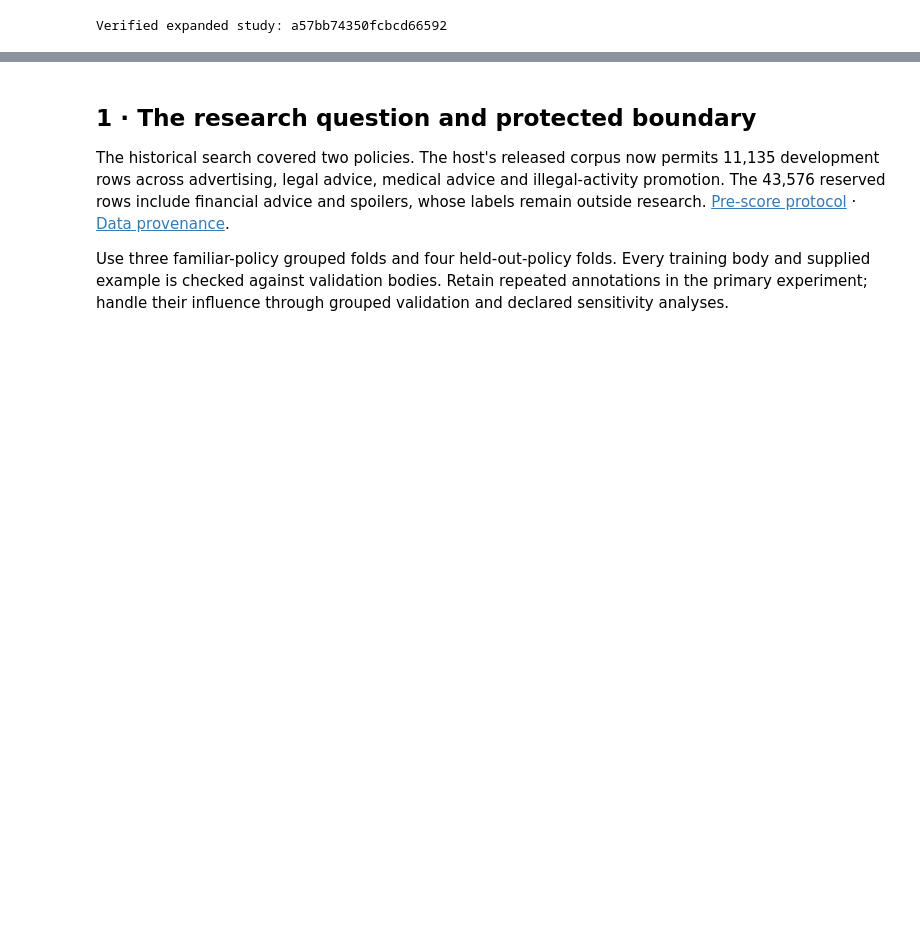
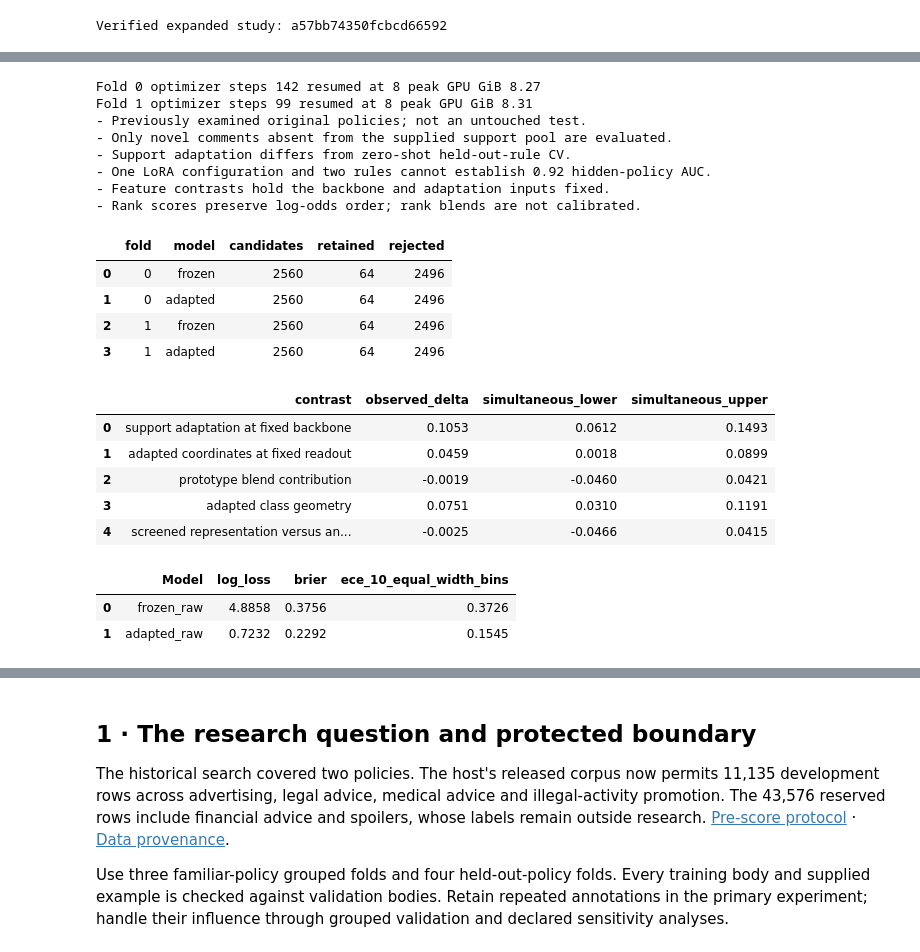
Before and after one commit to alvaromendizabal/jigsaw-rule-classifier, a Jupyter notebook: notebooks/02_baseline_and_review.ipynb, the cells around one changed output, grey strips where cells are left out. Cells and saved outputs as stored; diff of their text form; code cells hidden in the pictures; blank space fills up the shorter version.

```diff
--- a/notebooks/02_baseline_and_review.ipynb
+++ b/notebooks/02_baseline_and_review.ipynb
@@ -76,0 +208,32 @@ Verified expanded study: a57bb74350fcbcd66592
+# %%
+display(pd.DataFrame(adaptation['screening'])[['fold', 'model', 'candidates', 'retained', 'rejected']])
+display(pd.DataFrame(adaptation['uncertainty'])[['contrast', 'observed_delta', 'simultaneous_lower', 'simultaneous_upper']].round(4))
+probability_rows = [{'Model': r['model'], **r['raw_probability_diagnostics']} for r in adaptation['results'] if 'raw_probability_diagnostics' in r]
+display(pd.DataFrame(probability_rows).round(4))
+for fold in adaptation['inference']['folds']:
+    print('Fold', fold['fold'], 'optimizer steps', fold['training']['optimizer_steps'], 'resumed at', fold['training']['resumed_step'], 'peak GPU GiB', round(fold['peak_gpu_gib'], 2))
+for limitation in adaptation['protocol']['limitations']:
+    print('-', limitation)
+# %% [output]
+Fold 0 optimizer steps 142 resumed at 8 peak GPU GiB 8.27
+Fold 1 optimizer steps 99 resumed at 8 peak GPU GiB 8.31
+- Previously examined original policies; not an untouched test.
+- Only novel comments absent from the supplied support pool are evaluated.
+- Support adaptation differs from zero-shot held-out-rule CV.
+- One LoRA configuration and two rules cannot establish 0.92 hidden-policy AUC.
+- Feature contrasts hold the backbone and adaptation inputs fixed.
+- Rank scores preserve log-odds order; rank blends are not calibrated.
+|  | fold | model | candidates | retained | rejected |
+| 0 | 0 | frozen | 2560 | 64 | 2496 |
+| 1 | 0 | adapted | 2560 | 64 | 2496 |
+| 2 | 1 | frozen | 2560 | 64 | 2496 |
+| 3 | 1 | adapted | 2560 | 64 | 2496 |
+|  | contrast | observed_delta | simultaneous_lower | simultaneous_upper |
+| 0 | support adaptation at fixed backbone | 0.1053 | 0.0612 | 0.1493 |
+| 1 | adapted coordinates at fixed readout | 0.0459 | 0.0018 | 0.0899 |
+| 2 | prototype blend contribution | -0.0019 | -0.0460 | 0.0421 |
+| 3 | adapted class geometry | 0.0751 | 0.0310 | 0.1191 |
+| 4 | screened representation versus an... | -0.0025 | -0.0466 | 0.0415 |
+|  | Model | log_loss | brier | ece_10_equal_width_bins |
+| 0 | frozen_raw | 4.8858 | 0.3756 | 0.3726 |
+| 1 | adapted_raw | 0.7232 | 0.2292 | 0.1545 |
```
Also changed, not shown: parts of 14 cells of this notebook, 22 other files.
